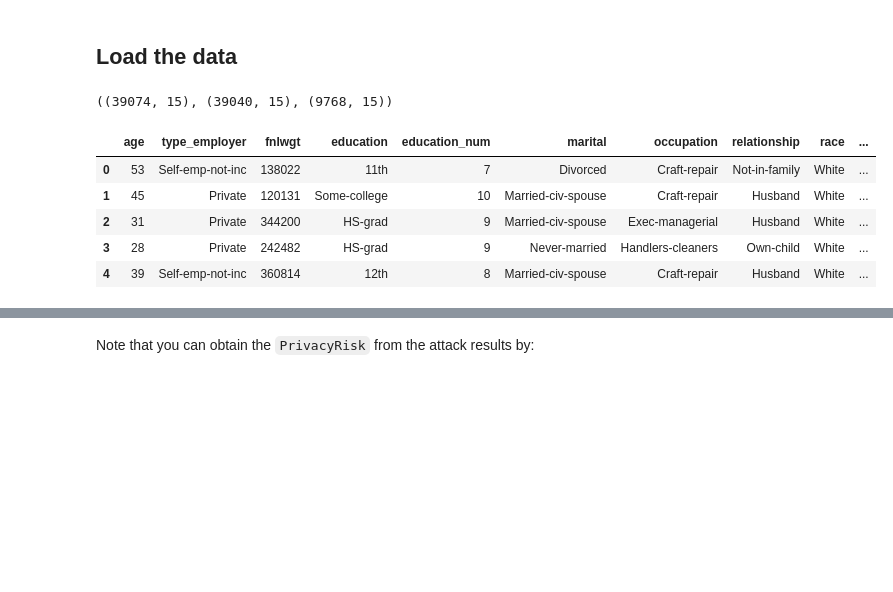
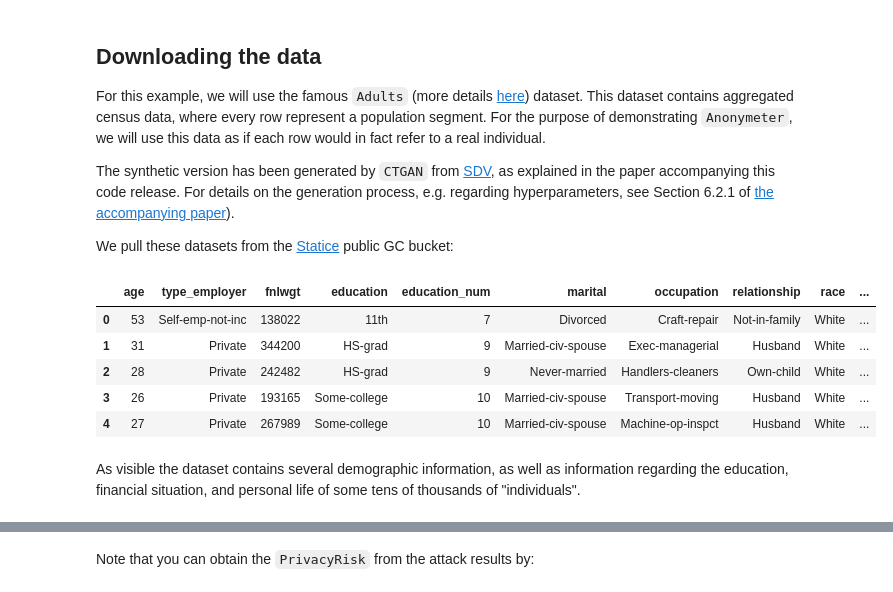
Before and after one commit to statice/anonymeter, a Jupyter notebook: notebooks/anonymeter_example.ipynb, the cells around one changed output, grey strips where cells are left out. Drawn from its saved outputs; the diff is of its cells as text; code cells hidden in the pictures; blank space fills up the shorter version.

Commit message:
fix(notebook): updated example notebook following artifacts review.

```diff
--- a/notebooks/anonymeter_example.ipynb
+++ b/notebooks/anonymeter_example.ipynb
@@ -14,24 +50,28 @@ from anonymeter.evaluators import SinglingOutEvaluator
 from anonymeter.evaluators import LinkabilityEvaluator
 from anonymeter.evaluators import InferenceEvaluator
 # %% [markdown]
-## Load the data
+## Downloading the data
+
+For this example, we will use the famous `Adults` (more details [here](https://archive.ics.uci.edu/ml/datasets/adult)) dataset. This dataset contains aggregated census data, where every row represent a population segment. For the purpose of demonstrating `Anonymeter`, we will use this data as if each row would in fact refer to a real individual.
+
+The synthetic version has been generated by `CTGAN` from [SDV](https://sdv.dev/SDV/user_guides/single_table/ctgan.html), as explained in the paper accompanying this code release. For details on the generation process, e.g. regarding hyperparameters, see Section 6.2.1 of [the accompanying paper](https://arxiv.org/pdf/2211.10459.pdf)).
+
+We pull these datasets from the [Statice](https://www.statice.ai/) public GC bucket:
 # %%
 bucket_url = "https://storage.googleapis.com/statice-public/anonymeter-datasets/"
 
-train = pd.read_csv(os.path.join(bucket_url, "adults_train.csv"))
+ori = pd.read_csv(os.path.join(bucket_url, "adults_train.csv"))
 syn = pd.read_csv(os.path.join(bucket_url, "adults_syn_ctgan.csv"))
 control = pd.read_csv(os.path.join(bucket_url, "adults_control.csv"))
-
-train.shape, syn.shape, control.shape
-# %% [output]
-((39074, 15), (39040, 15), (9768, 15))
 # %%
-train.head()
+ori.head()
 # %% [output]
 |  | age | type_employer | fnlwgt | education | education_num | marital | occupation | relationship | race | ... |
 | 0 | 53 | Self-emp-not-inc | 138022 | 11th | 7 | Divorced | Craft-repair | Not-in-family | White | ... |
-| 1 | 45 | Private | 120131 | Some-college | 10 | Married-civ-spouse | Craft-repair | Husband | White | ... |
-| 2 | 31 | Private | 344200 | HS-grad | 9 | Married-civ-spouse | Exec-managerial | Husband | White | ... |
-| 3 | 28 | Private | 242482 | HS-grad | 9 | Never-married | Handlers-cleaners | Own-child | White | ... |
-| 4 | 39 | Self-emp-not-inc | 360814 | 12th | 8 | Married-civ-spouse | Craft-repair | Husband | White | ... |
+| 1 | 31 | Private | 344200 | HS-grad | 9 | Married-civ-spouse | Exec-managerial | Husband | White | ... |
+| 2 | 28 | Private | 242482 | HS-grad | 9 | Never-married | Handlers-cleaners | Own-child | White | ... |
+| 3 | 26 | Private | 193165 | Some-college | 10 | Married-civ-spouse | Transport-moving | Husband | White | ... |
+| 4 | 27 | Private | 267989 | Some-college | 10 | Married-civ-spouse | Machine-op-inspct | Husband | White | ... |
+# %% [markdown]
+As visible the dataset contains several demographic information, as well as information regarding the education, financial situation, and personal life of some tens of thousands of "individuals".
 # %% [markdown]
```
Also changed, not shown: parts of 29 cells of this notebook, 1 other file.
